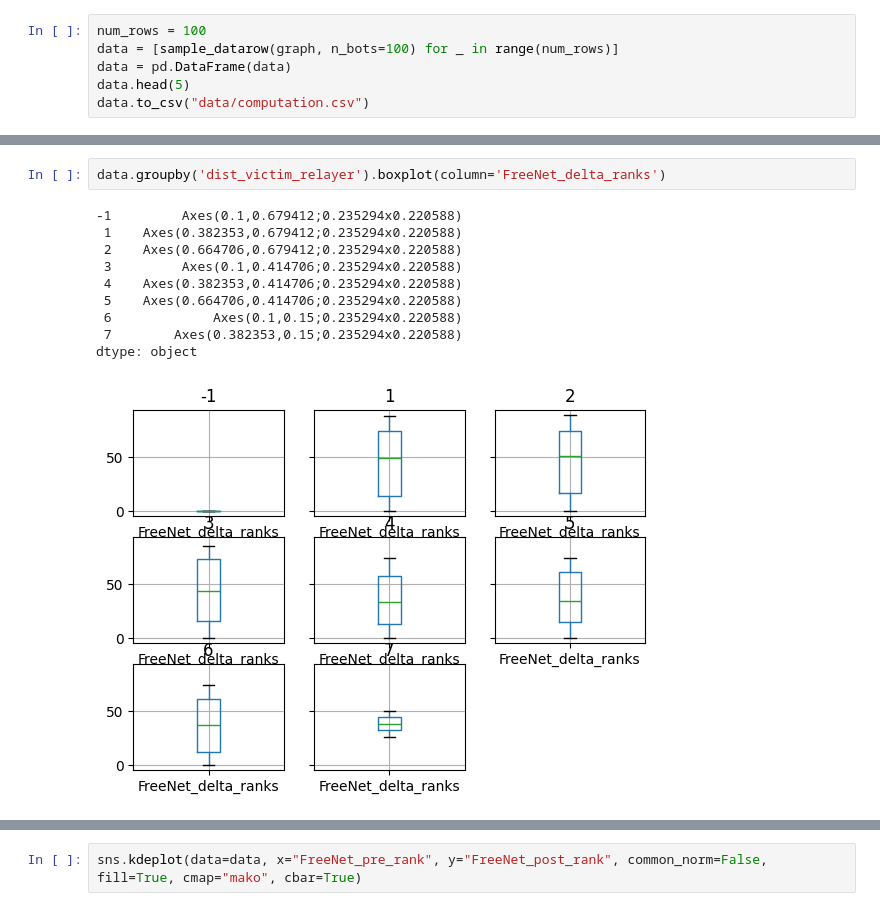
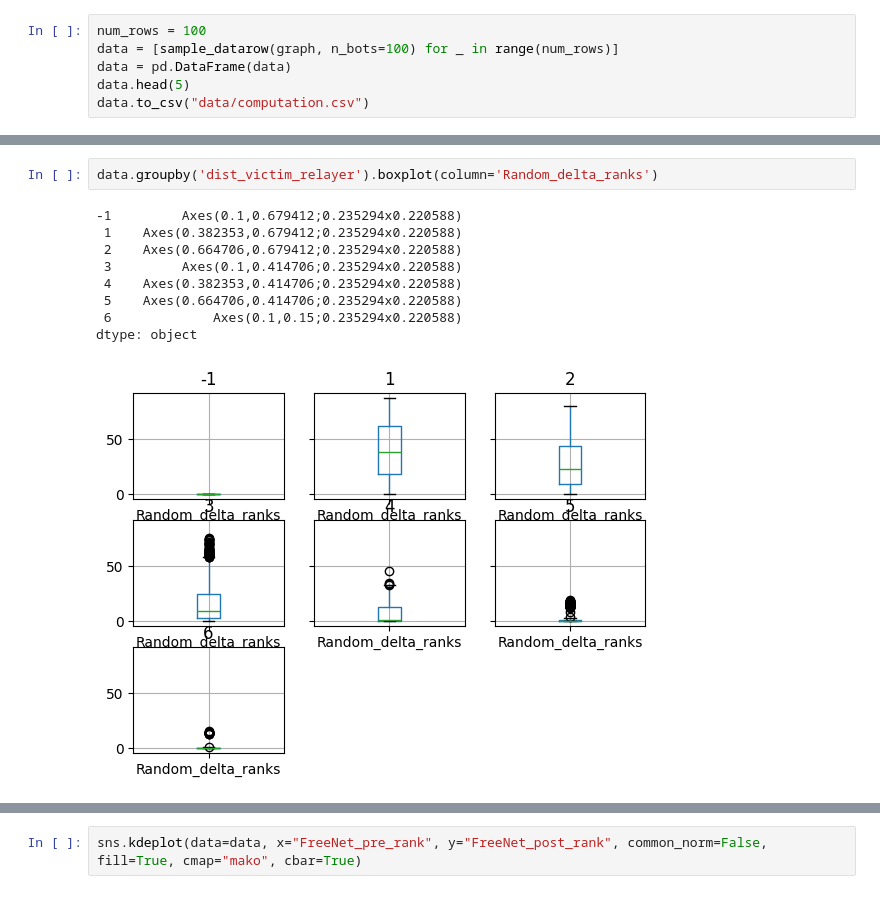
Before and after one commit to Poutchy/temp, a Jupyter notebook: EBA_graph.ipynb, the cells around one changed output, grey strips where cells are left out. Saved outputs shown, nothing was run; the diff lists cells and outputs as text.

```diff
--- a/EBA_graph.ipynb
+++ b/EBA_graph.ipynb
@@ -794,13 +791,12 @@ data/computation3.csv
 # %%
-data.groupby('dist_victim_relayer').boxplot(column='FreeNet_delta_ranks')
+data.groupby('dist_victim_relayer').boxplot(column='Random_delta_ranks')
 # %% [output]
 -1         Axes(0.1,0.679412;0.235294x0.220588)
  1    Axes(0.382353,0.679412;0.235294x0.220588)
  2    Axes(0.664706,0.679412;0.235294x0.220588)
  3         Axes(0.1,0.414706;0.235294x0.220588)
  4    Axes(0.382353,0.414706;0.235294x0.220588)
  5    Axes(0.664706,0.414706;0.235294x0.220588)
  6             Axes(0.1,0.15;0.235294x0.220588)
- 7        Axes(0.382353,0.15;0.235294x0.220588)
 dtype: object
-[figure, old version]
+[figure, new version]
```
Also changed, not shown: parts of 35 cells of this notebook, 5 other files.
